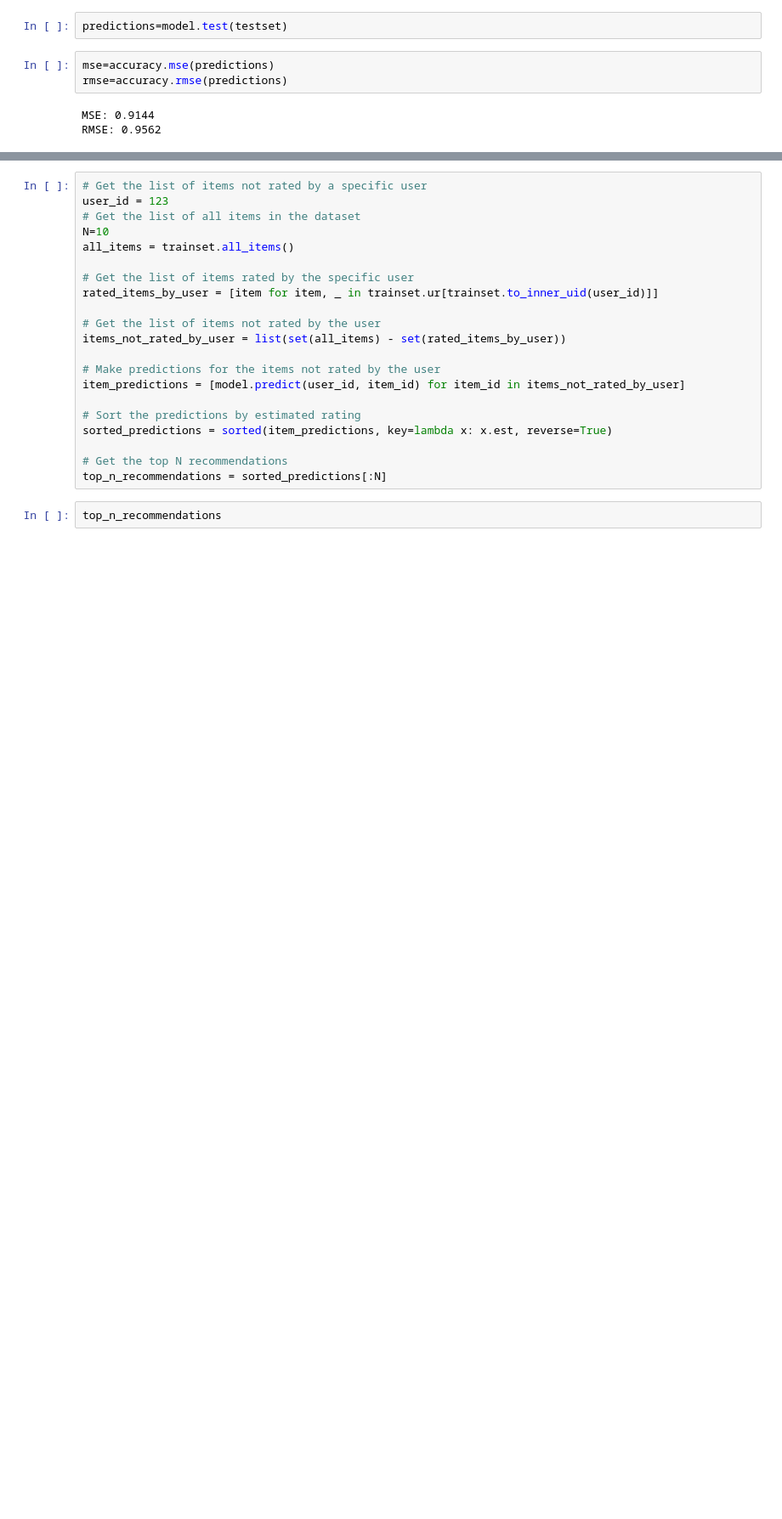
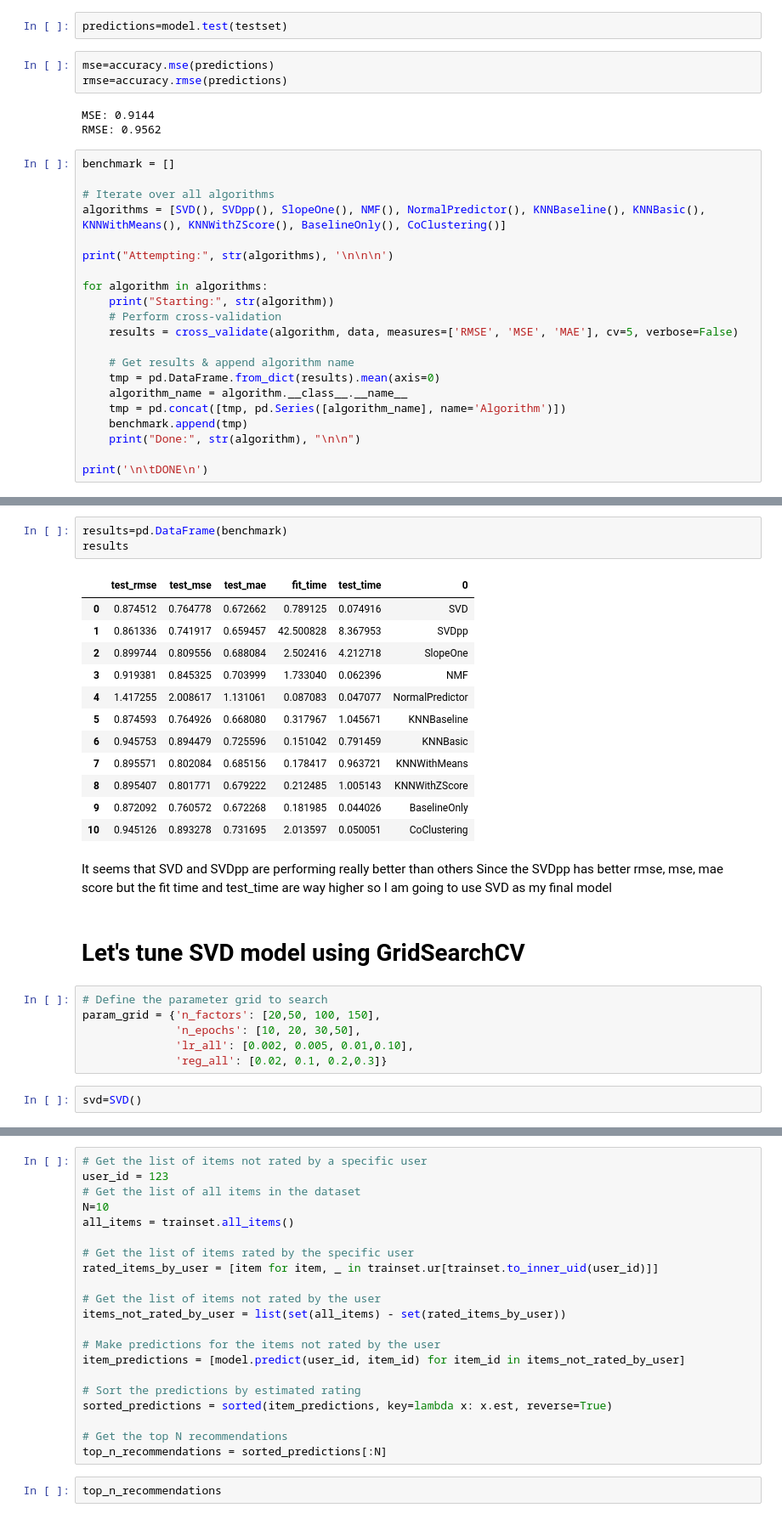
Before and after one commit to RoshanGurung123/Movie-Recommendation-System, a Jupyter notebook: movie_recommendation system.ipynb, the cells around one changed output, grey strips where cells are left out. Shown at 85% size. Saved outputs shown, nothing was run; the diff lists cells and outputs as text; blank space fills up the shorter version.

```diff
--- a/movie_recommendation system.ipynb
+++ b/movie_recommendation system.ipynb
@@ -356,3 +368,24 @@ rmse=accuracy.rmse(predictions)
 # %% [output]
 MSE: 0.9144
 RMSE: 0.9562
+# %%
+benchmark = []
+
+# Iterate over all algorithms
+algorithms = [SVD(), SVDpp(), SlopeOne(), NMF(), NormalPredictor(), KNNBaseline(), KNNBasic(), KNNWithMeans(), KNNWithZScore(), BaselineOnly(), CoClustering()]
+
+print("Attempting:", str(algorithms), '\n\n\n')
+
+for algorithm in algorithms:
+    print("Starting:", str(algorithm))
+    # Perform cross-validation
+    results = cross_validate(algorithm, data, measures=['RMSE', 'MSE', 'MAE'], cv=5, verbose=False)
+
+    # Get results & append algorithm name
+    tmp = pd.DataFrame.from_dict(results).mean(axis=0)
+    algorithm_name = algorithm.__class__.__name__
+    tmp = pd.concat([tmp, pd.Series([algorithm_name], name='Algorithm')])
+    benchmark.append(tmp)
+    print("Done:", str(algorithm), "\n\n")
+
+print('\n\tDONE\n')
@@ -358,0 +410,29 @@ RMSE: 0.9562
+# %%
+results=pd.DataFrame(benchmark)
+results
+# %% [output]
+|  | test_rmse | test_mse | test_mae | fit_time | test_time | 0 |
+| 0 | 0.874512 | 0.764778 | 0.672662 | 0.789125 | 0.074916 | SVD |
+| 1 | 0.861336 | 0.741917 | 0.659457 | 42.500828 | 8.367953 | SVDpp |
+| 2 | 0.899744 | 0.809556 | 0.688084 | 2.502416 | 4.212718 | SlopeOne |
+| 3 | 0.919381 | 0.845325 | 0.703999 | 1.733040 | 0.062396 | NMF |
+| 4 | 1.417255 | 2.008617 | 1.131061 | 0.087083 | 0.047077 | NormalPredictor |
+| 5 | 0.874593 | 0.764926 | 0.668080 | 0.317967 | 1.045671 | KNNBaseline |
+| 6 | 0.945753 | 0.894479 | 0.725596 | 0.151042 | 0.791459 | KNNBasic |
+| 7 | 0.895571 | 0.802084 | 0.685156 | 0.178417 | 0.963721 | KNNWithMeans |
+| 8 | 0.895407 | 0.801771 | 0.679222 | 0.212485 | 1.005143 | KNNWithZScore |
+| 9 | 0.872092 | 0.760572 | 0.672268 | 0.181985 | 0.044026 | BaselineOnly |
+| 10 | 0.945126 | 0.893278 | 0.731695 | 2.013597 | 0.050051 | CoClustering |
+# %% [markdown]
+It seems that SVD and SVDpp are performing really better than others
+Since the SVDpp has better rmse, mse, mae score but the fit time and test_time are way higher so I am going to use SVD as my final model
+# %% [markdown]
+# Let's tune SVD model using GridSearchCV
+# %%
+# Define the parameter grid to search
+param_grid = {'n_factors': [20,50, 100, 150],
+              'n_epochs': [10, 20, 30,50],
+              'lr_all': [0.002, 0.005, 0.01,0.10],
+              'reg_all': [0.02, 0.1, 0.2,0.3]}
+# %%
+svd=SVD()
```
Also changed, not shown: parts of 36 cells of this notebook, 17 other files.
